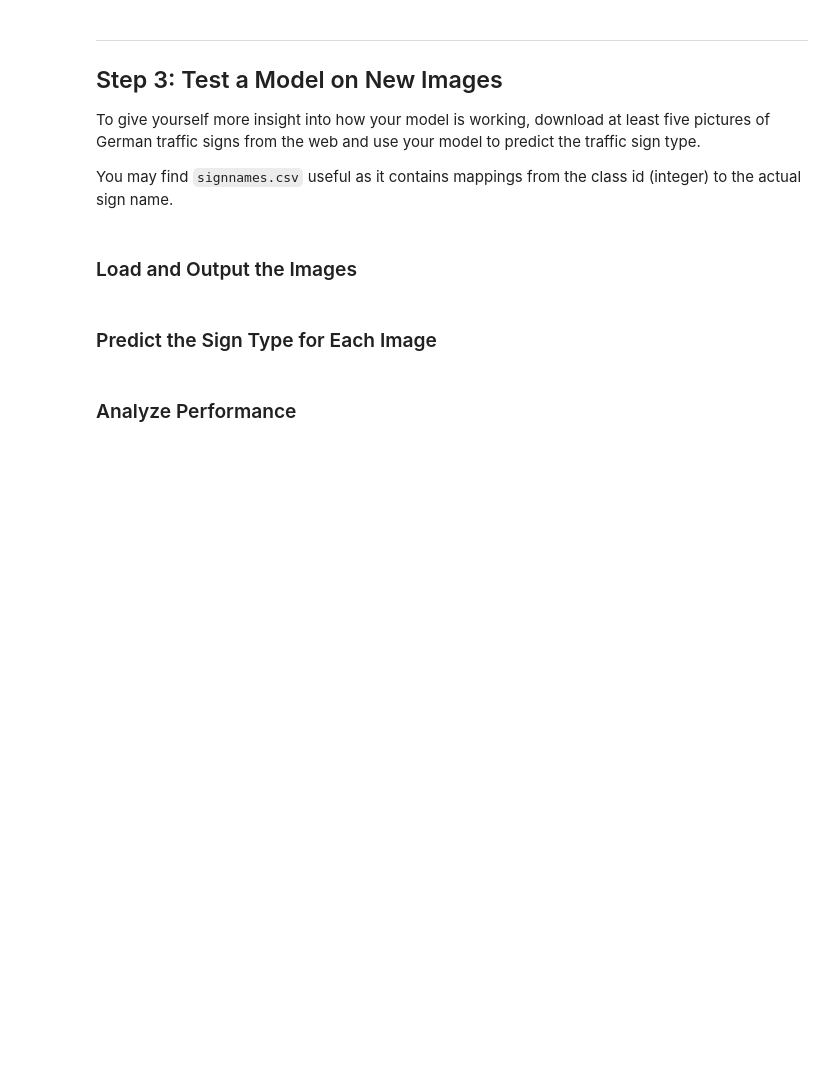
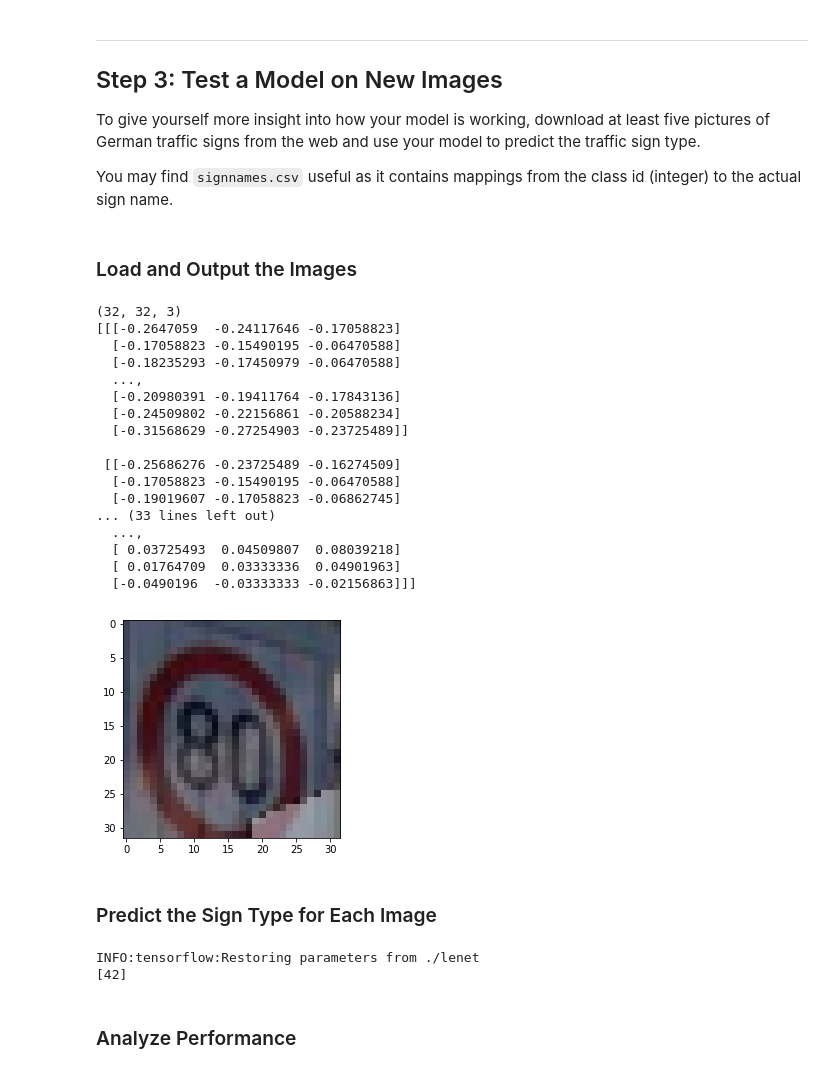
Before and after one commit to anthonycramp/car-nd-p3, a Jupyter notebook: Traffic_Sign_Classifier.ipynb, the cells around one changed output. Drawn from its saved outputs; the diff is of its cells as text; code cells hidden in the pictures; blank space fills up the shorter version.

Commit message:
Able to load and classify my own image using the trained model restored from file.

```diff
--- a/Traffic_Sign_Classifier.ipynb
+++ b/Traffic_Sign_Classifier.ipynb
@@ -305,12 +312,53 @@ You may find `signnames.csv` useful as it contains mappings from the class id (i
 # %%
 ### Load the images and plot them here.
 ### Feel free to use as many code cells as needed.
+img = plt.imread("./mysigns/speed_limit_80.png")
+img = img[::2,::2,:3]
+plt.imshow(img)
+img = img - 0.5
+print(img.shape)
+print(img)
+# %% [output]
+(32, 32, 3)
+[[[-0.2647059  -0.24117646 -0.17058823]
+  [-0.17058823 -0.15490195 -0.06470588]
+  [-0.18235293 -0.17450979 -0.06470588]
+  ...,
+  [-0.20980391 -0.19411764 -0.17843136]
+  [-0.24509802 -0.22156861 -0.20588234]
+  [-0.31568629 -0.27254903 -0.23725489]]
+
+ [[-0.25686276 -0.23725489 -0.16274509]
+  [-0.17058823 -0.15490195 -0.06470588]
+  [-0.19019607 -0.17058823 -0.06862745]
+... (33 lines left out)
+  ...,
+  [ 0.03725493  0.04509807  0.08039218]
+  [ 0.01764709  0.03333336  0.04901963]
+  [-0.0490196  -0.03333333 -0.02156863]]]
+[figure, added]
 # %% [markdown]
 ### Predict the Sign Type for Each Image
 # %%
 ### Run the predictions here and use the model to output the prediction for each image.
 ### Make sure to pre-process the images with the same pre-processing pipeline used earlier.
 ### Feel free to use as many code cells as needed.
+import tensorflow as tf
+tf.reset_default_graph()
+imported_meta = tf.train.import_meta_graph("lenet.meta")
+
+with tf.Session() as sess:
+    imported_meta.restore(sess, tf.train.latest_checkpoint('./'))
+
+    #print("\n".join([n.name for n in tf.get_default_graph().as_graph_def().node]))
+    #print(predict([img]))
+    output = sess.run("y_logits:0", feed_dict={"x_input:0": [img]})
+    softmax = sess.run(tf.nn.softmax(output))
+    pred_class = sess.run(tf.argmax(softmax, 1))
+    print(pred_class)
+# %% [output]
+INFO:tensorflow:Restoring parameters from ./lenet
+[42]
 # %% [markdown]
 ### Analyze Performance
 # %%
```
Also changed, not shown: parts of 2 cells of this notebook, 1 other file.
